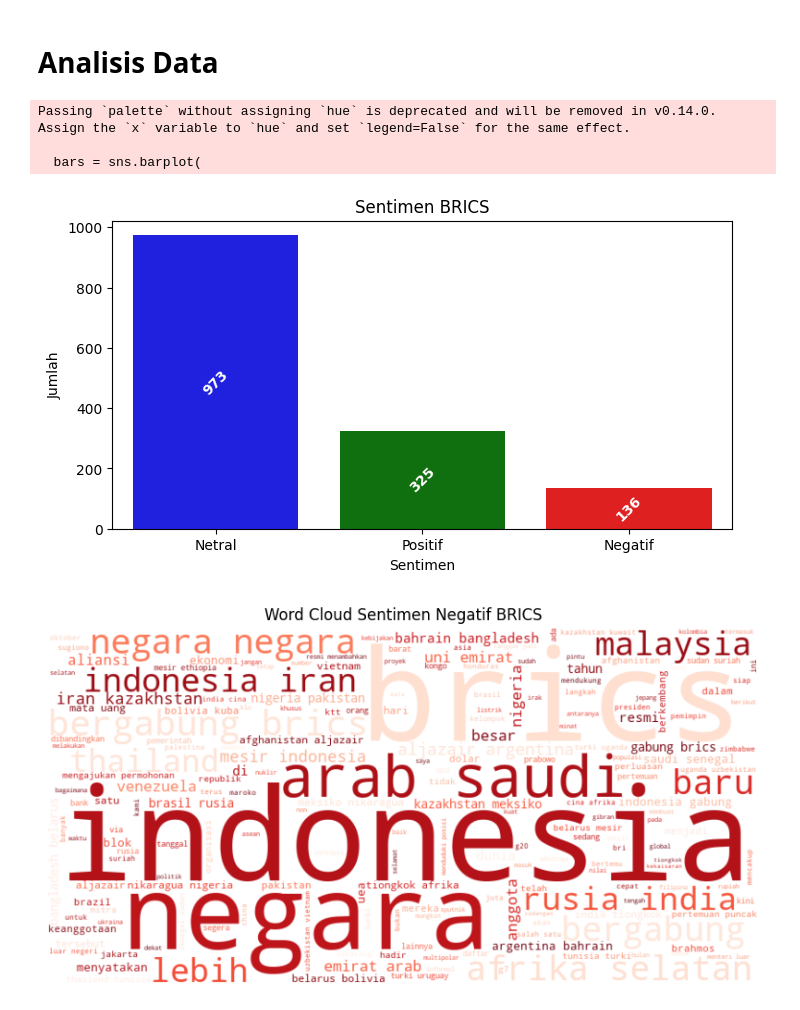
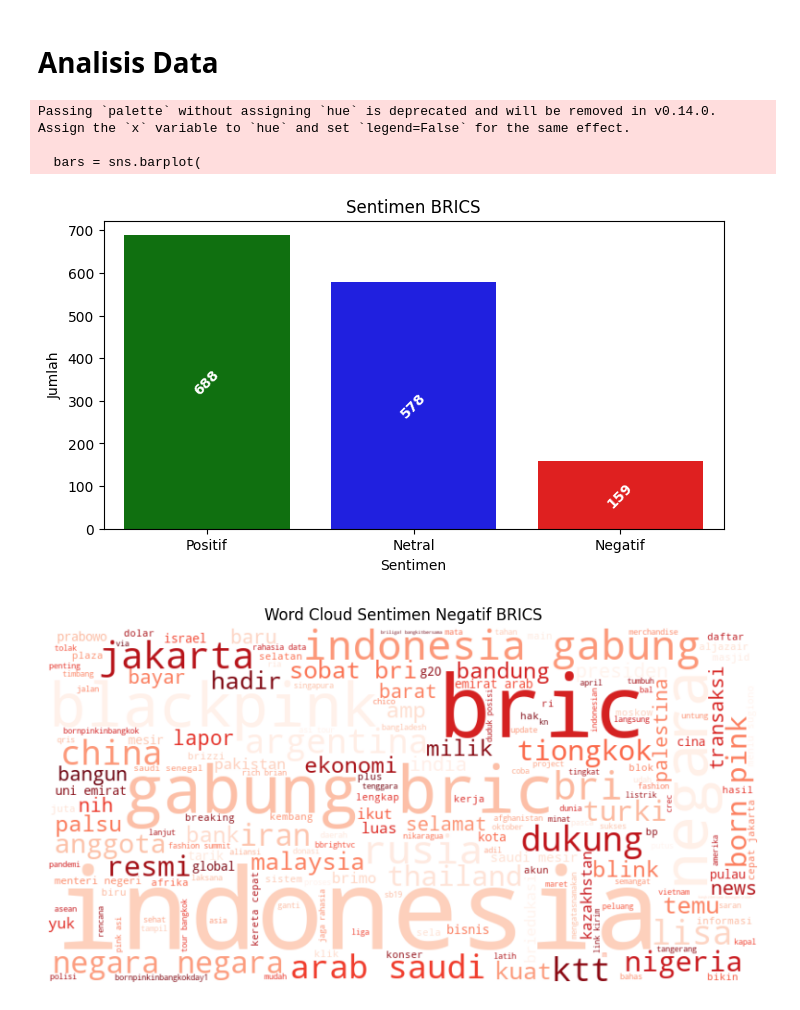
Before and after one commit to Azuredeer/sentiment_analysis_brics, a Jupyter notebook: cleaning_data.ipynb, the cells around one changed output. Saved outputs shown, nothing was run; the diff lists cells and outputs as text; code cells hidden in the pictures.

```diff
--- a/cleaning_data.ipynb
+++ b/cleaning_data.ipynb
@@ -447,6 +537,10 @@ tokenizer = GPT2Tokenizer.from_pretrained("cahya/gpt2-medium-indonesian")
 tokenizer.pad_token = tokenizer.eos_token
 
 def predict_sentiment(text):
+    if not isinstance(text, str) or text.strip() == "":
+        return "Tidak Valid"  # Untuk mengatasi nilai yang kosong atau tidak valid
+
+    # Tokenisasi teks menjadi tensor input untuk model
     inputs = tokenizer(text, return_tensors="pt", padding=True, truncation=True, max_length=128)
     outputs = model(**inputs)
     prediction = torch.argmax(outputs.logits, dim=-1).item()
@@ -465,3 +564,5 @@ You should probably TRAIN this model on a down-stream task to be able to use it
+# %%
+data = data.dropna()
 # %%
 data
 # %% [output]
@@ -512,24 +613,24 @@ plt.show()
 Passing `palette` without assigning `hue` is deprecated and will be removed in v0.14.0. Assign the `x` variable to `hue` and set `legend=False` for the same effect.
 
   bars = sns.barplot(
-[figure, old version]
+[figure, new version]
 # %%
 from wordcloud import WordCloud
 
-sentimen_negatif = data[data['sentimen'] == 'Negatif']['stopwords_text']
+sentimen_negatif = data[data['sentimen'] == 'Negatif']['stemming_text']
 
 sentimen_negatif = ' '.join(sentimen_negatif)
 
 wordcloud = WordCloud(width=800, height=400, background_color='white', colormap='Reds').generate(sentimen_negatif)
 
 plt.figure(figsize=(10, 5))
 plt.imshow(wordcloud, interpolation='bilinear')
 plt.axis('off')
 plt.title("Word Cloud Sentimen Negatif BRICS")
 
 plt.show()
 # %% [output]
-[figure, old version]
+[figure, new version]
 # %%
 sentimen_positif = data[data['sentimen'] == 'Positif']['stopwords_text']
 
```
Also changed, not shown: parts of 23 cells of this notebook, 1 other file.
